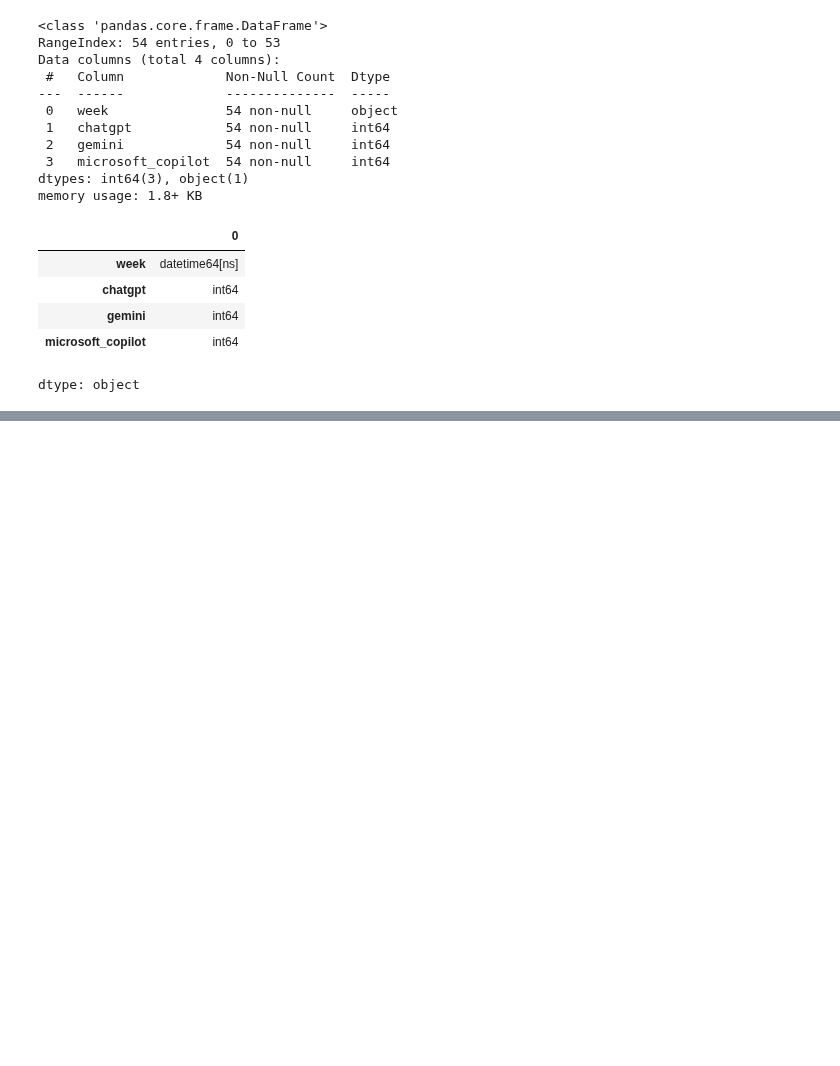
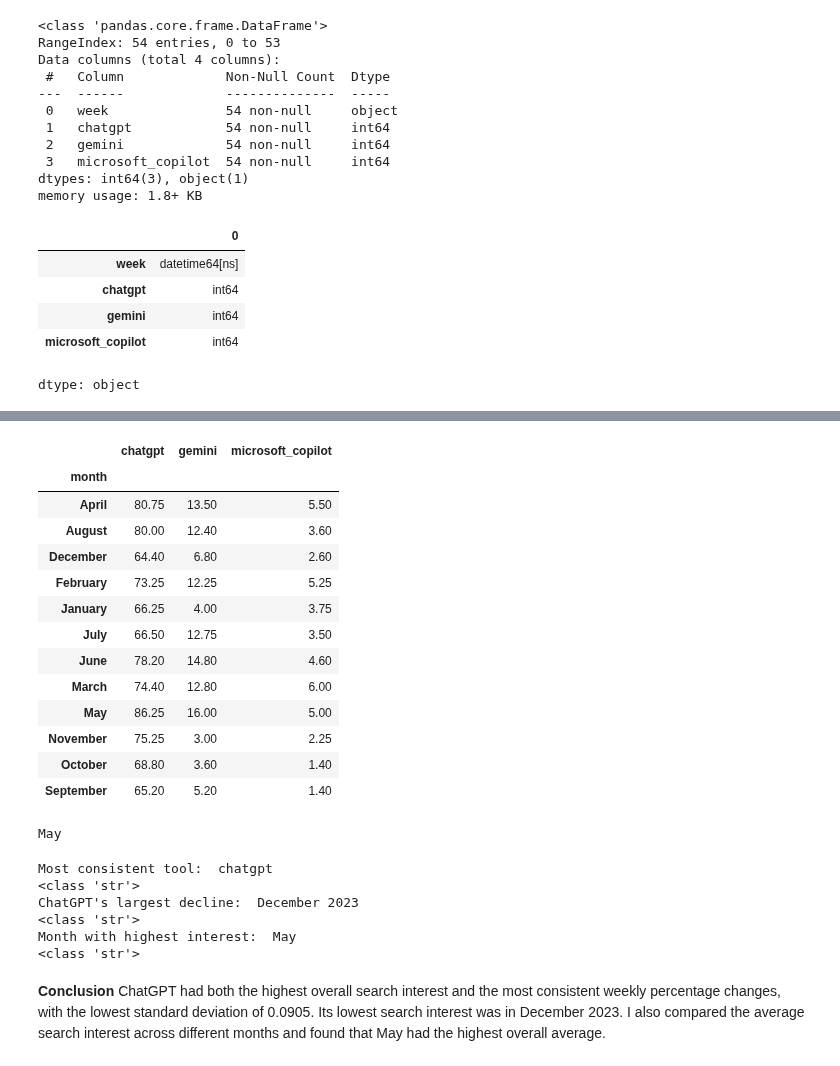
Before and after one commit to tasm3/cs460-data-scienc, a Jupyter notebook: Google_Trends.ipynb, the cells around one changed output, grey strips where cells are left out. Drawn from its saved outputs; the diff is of its cells as text; code cells hidden in the pictures; blank space fills up the shorter version.

```diff
--- a/Google_Trends.ipynb
+++ b/Google_Trends.ipynb
@@ -46,0 +85,44 @@ dtype: object
+# %%
+trends['month'] = trends['week'].dt.month_name()
+monthly_avg = trends.groupby('month')[['chatgpt', 'gemini', 'microsoft_copilot']].mean()
+monthly_avg
+# %% [output]
+|  | chatgpt | gemini | microsoft_copilot |
+| month |  |  |  |
+| April | 80.75 | 13.50 | 5.50 |
+| August | 80.00 | 12.40 | 3.60 |
+| December | 64.40 | 6.80 | 2.60 |
+| February | 73.25 | 12.25 | 5.25 |
+| January | 66.25 | 4.00 | 3.75 |
+| July | 66.50 | 12.75 | 3.50 |
+| June | 78.20 | 14.80 | 4.60 |
+| March | 74.40 | 12.80 | 6.00 |
+| May | 86.25 | 16.00 | 5.00 |
+| November | 75.25 | 3.00 | 2.25 |
+| October | 68.80 | 3.60 | 1.40 |
+| September | 65.20 | 5.20 | 1.40 |
+# %%
+monthly_avg['overall_avg'] = monthly_avg.mean(axis=1)
+best_month = monthly_avg['overall_avg'].idxmax()
+print(best_month)
+# %% [output]
+May
+# %%
+print("Most consistent tool: ", most_consistent_tool)
+print(type(most_consistent_tool))
+
+print("ChatGPT's largest decline: ", gpt_dip)
+print(type(gpt_dip))
+
+print("Month with highest interest: ", best_month)
+print(type(best_month))
+# %% [output]
+Most consistent tool:  chatgpt
+<class 'str'>
+ChatGPT's largest decline:  December 2023
+<class 'str'>
+Month with highest interest:  May
+<class 'str'>
+# %% [markdown]
+**Conclusion**
+ChatGPT had both the highest overall search interest and the most consistent weekly percentage changes, with the lowest standard deviation of 0.0905. Its lowest search interest was in December 2023. I also compared the average search interest across different months and found that May had the highest overall average.
```
Also changed, not shown: parts of 3 cells of this notebook.
